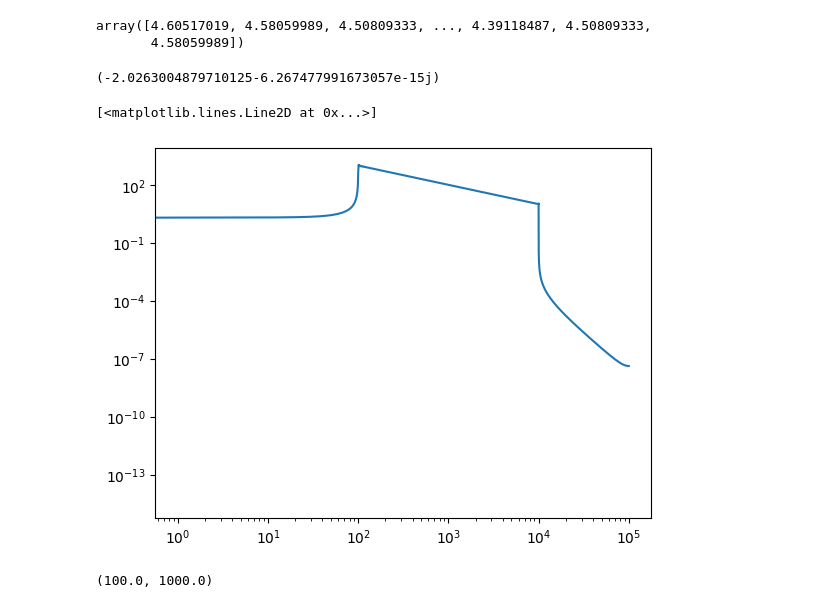
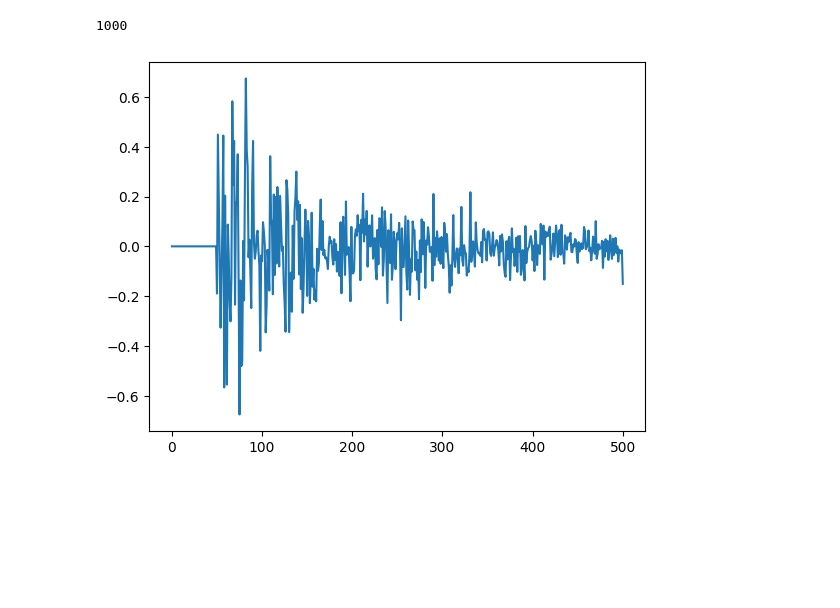
Before and after one commit to mohanagr/braindump, a Jupyter notebook: corr func flicker noise-SVD.ipynb, the cells around one changed output. Cells and saved outputs as stored; diff of their text form; code cells hidden in the pictures; blank space fills up the shorter version.

```diff
--- a/corr func flicker noise-SVD.ipynb
+++ b/corr func flicker noise-SVD.ipynb
@@ -42,24 +23,15 @@ ps=np.fft.rfft(acf1-np.mean(acf1))
-# %%
-acf1
-# %% [output]
-array([4.60517019, 4.58059989, 4.50809333, ..., 4.39118487, 4.50809333,
-       4.58059989])
-# %%
-ps[1]
-# %% [output]
-(-2.0263004879710125-6.267477991673057e-15j)
-# %%
-plt.loglog(np.abs(ps))
-# %% [output]
-[<matplotlib.lines.Line2D at 0x...>]
-[figure, removed]
-# %%
-f1*N, f2*N
-# %% [output]
-(100.0, 1000.0)
+# %%
+N
+# %% [output]
+1000
 # %%
 ps=np.zeros(N//2+1,dtype='complex128')
-ps[int(f1*N):int(f2*N)+1]=1/np.arange(int(f1*N),int(f2*N)+1)
+ps[int(f1*N):int(f2*N)+1]=1/np.arange(int(f1*N),int(f2*N)+1) #nyquist included
+temp=np.random.randn(N)
+plt.plot(np.fft.rfft(temp)*ps)
+x=np.fft.irfft(np.fft.rfft(temp)*ps)
 acf_dft=np.fft.irfft(ps)
+# %% [output]
+[figure, added]
 # %%
 plt.plot(acf_dft*N/2, label='DFT of discrete bandlimited 1/f PS')
```
Also changed, not shown: parts of 36 cells of this notebook, 3 other files.
